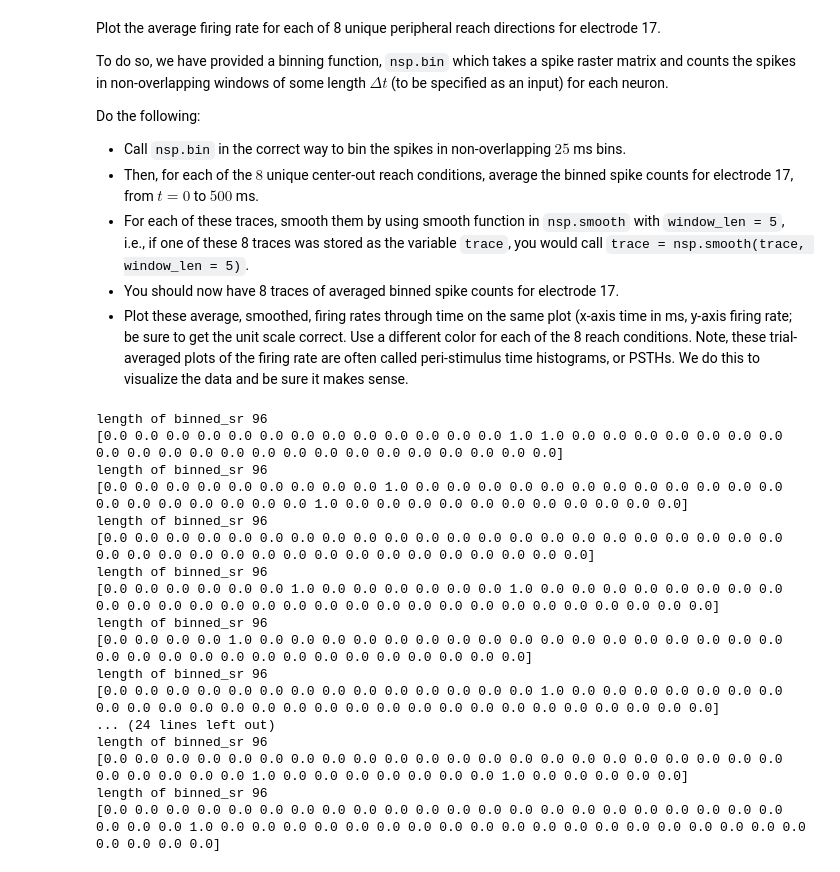
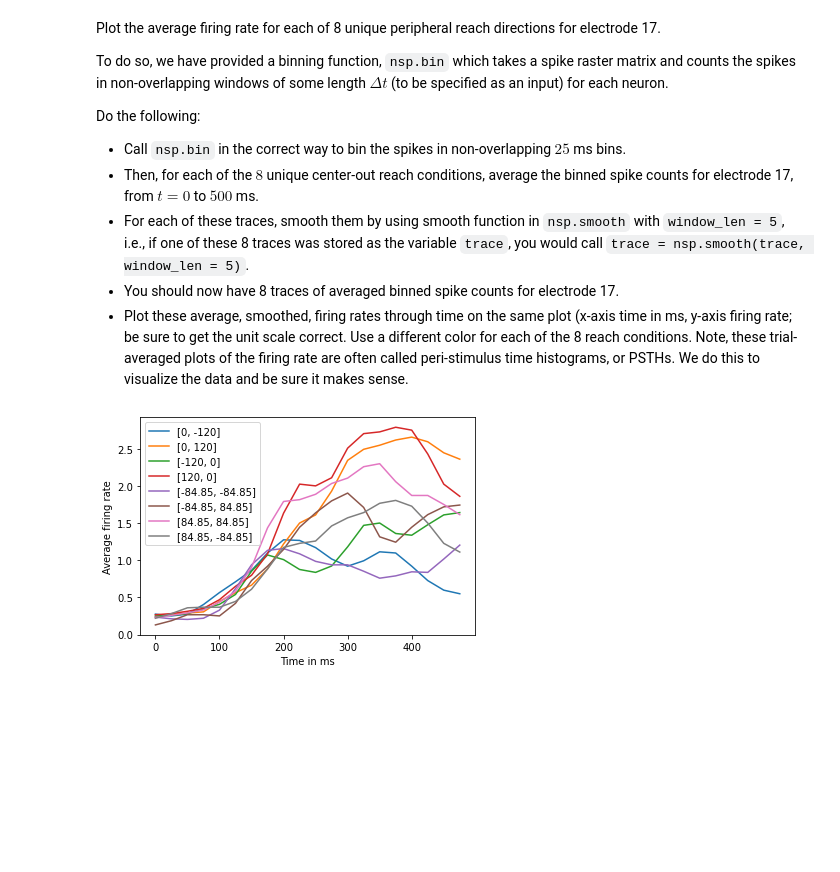
Before and after one commit to sofiagilardini/UCLA_243A, a Jupyter notebook: hw6/hw6p1.ipynb, the cells around one changed output. Saved outputs shown, nothing was run; the diff lists cells and outputs as text; code cells hidden in the pictures; blank space fills up the shorter version.

```diff
--- a/hw6/hw6p1.ipynb
+++ b/hw6/hw6p1.ipynb
@@ -269,41 +254,26 @@ Do the following:
 * For each of these traces, smooth them by using smooth function in `nsp.smooth` with `window_len = 5`, i.e., if one of these 8 traces was stored as the variable `trace`, you would call `trace = nsp.smooth(trace, window_len = 5)`.
 * You should now have 8 traces of averaged binned spike counts for electrode 17.
 * Plot these average, smoothed, firing rates through time on the same plot (x-axis time in ms, y-axis firing rate; be sure to get the unit scale correct. Use a different color for each of the 8 reach conditions. Note, these trial-averaged plots of the firing rate are often called peri-stimulus time histograms, or PSTHs. We do this to visualize the data and be sure it makes sense.
-# %%
-
-# instead of iterating through i, I am going to iterate through targets.
-# my targets are (0,0) (0, -120) (0, 120) (-120, 0) (120, 0) (-84.85, -84.85) (-84.45, 84.45) (84.45, 84.45) (84.45, -84.45)
-
-
-for i in range(20):
-    spike_raster_ii = R[i]['spikeRaster']
-    binned_sr = nsp.bin(spike_raster_ii, 25, 'first')
-    print("length of binned_sr" , len(binned_sr))
-    binned_sr_17 = binned_sr[16]
-    #### HOW CAN THIS LENGTH BE MORE THAN 20? >> now my next question - how are the lengths changing? I'm taking a 500ms gap and dividing it in chunks of 25
-    ### I can't take an average if there are different amounts of values
-    print(binned_sr_17)
-
-    if (R[i]['target'][0] == 0) and (R[i]['target'][1] == 0):
-        #### ???????
-
-        ## how can you have continous time across all the 'lines' of firing rates if you are selecting one for each trial?
-        pass
-# %% [output]
-length of binned_sr 96
-[0.0 0.0 0.0 0.0 0.0 0.0 0.0 0.0 0.0 0.0 0.0 0.0 0.0 1.0 1.0 0.0 0.0 0.0 0.0 0.0 0.0 0.0 0.0 0.0 0.0 0.0 0.0 0.0 0.0 0.0 0.0 0.0 0.0 0.0 0.0 0.0 0.0]
-length of binned_sr 96
-[0.0 0.0 0.0 0.0 0.0 0.0 0.0 0.0 0.0 1.0 0.0 0.0 0.0 0.0 0.0 0.0 0.0 0.0 0.0 0.0 0.0 0.0 0.0 0.0 0.0 0.0 0.0 0.0 0.0 1.0 0.0 0.0 0.0 0.0 0.0 0.0 0.0 0.0 0.0 0.0 0.0]
-length of binned_sr 96
-[0.0 0.0 0.0 0.0 0.0 0.0 0.0 0.0 0.0 0.0 0.0 0.0 0.0 0.0 0.0 0.0 0.0 0.0 0.0 0.0 0.0 0.0 0.0 0.0 0.0 0.0 0.0 0.0 0.0 0.0 0.0 0.0 0.0 0.0 0.0 0.0 0.0 0.0]
-length of binned_sr 96
-[0.0 0.0 0.0 0.0 0.0 0.0 1.0 0.0 0.0 0.0 0.0 0.0 0.0 1.0 0.0 0.0 0.0 0.0 0.0 0.0 0.0 0.0 0.0 0.0 0.0 0.0 0.0 0.0 0.0 0.0 0.0 0.0 0.0 0.0 0.0 0.0 0.0 0.0 0.0 0.0 0.0 0.0]
-length of binned_sr 96
-[0.0 0.0 0.0 0.0 1.0 0.0 0.0 0.0 0.0 0.0 0.0 0.0 0.0 0.0 0.0 0.0 0.0 0.0 0.0 0.0 0.0 0.0 0.0 0.0 0.0 0.0 0.0 0.0 0.0 0.0 0.0 0.0 0.0 0.0 0.0 0.0]
-length of binned_sr 96
-[0.0 0.0 0.0 0.0 0.0 0.0 0.0 0.0 0.0 0.0 0.0 0.0 0.0 0.0 1.0 0.0 0.0 0.0 0.0 0.0 0.0 0.0 0.0 0.0 0.0 0.0 0.0 0.0 0.0 0.0 0.0 0.0 0.0 0.0 0.0 0.0 0.0 0.0 0.0 0.0 0.0 0.0]
-... (24 lines left out)
-length of binned_sr 96
-[0.0 0.0 0.0 0.0 0.0 0.0 0.0 0.0 0.0 0.0 0.0 0.0 0.0 0.0 0.0 0.0 0.0 0.0 0.0 0.0 0.0 0.0 0.0 0.0 0.0 0.0 0.0 1.0 0.0 0.0 0.0 0.0 0.0 0.0 0.0 1.0 0.0 0.0 0.0 0.0 0.0]
-length of binned_sr 96
-[0.0 0.0 0.0 0.0 0.0 0.0 0.0 0.0 0.0 0.0 0.0 0.0 0.0 0.0 0.0 0.0 0.0 0.0 0.0 0.0 0.0 0.0 0.0 0.0 0.0 1.0 0.0 0.0 0.0 0.0 0.0 0.0 0.0 0.0 0.0 0.0 0.0 0.0 0.0 0.0 0.0 0.0 0.0 0.0 0.0 0.0 0.0 0.0 0.0]
+# %%
+
+targets_coord = [[0, -120], [0, 120], [-120, 0], [120, 0], [-84.85, -84.85], [-84.85, 84.85], [84.85, 84.85], [84.85, -84.85]]
+time = np.arange(0, 500, 25)
+
+for k in targets_coord:
+    rates_k = []
+    for i in range(506):
+        currentTarget = [R[i]['target'][0][0], R[i]['target'][1][0]]
+        if np.isclose(currentTarget, k).all():
+            rates_k.append(nsp.bin(R[i]['spikeRaster'][16, 0:500], binWidth=25, binType='sum'))
+    mean_k = np.mean(rates_k, axis=0)
+
+
+    mean_k_list = mean_k[0].tolist()
+
+    smooth_k = nsp.smooth(mean_k_list, window_len=5)
+    plt.plot(time, smooth_k, label=k)
+    plt.legend(loc = "best")
+    plt.xlabel("Time in ms")
+    plt.ylabel("Average firing rate")
+# %% [output]
+[figure, added]
```
Also changed, not shown: parts of 5 cells of this notebook, 13 other files.
